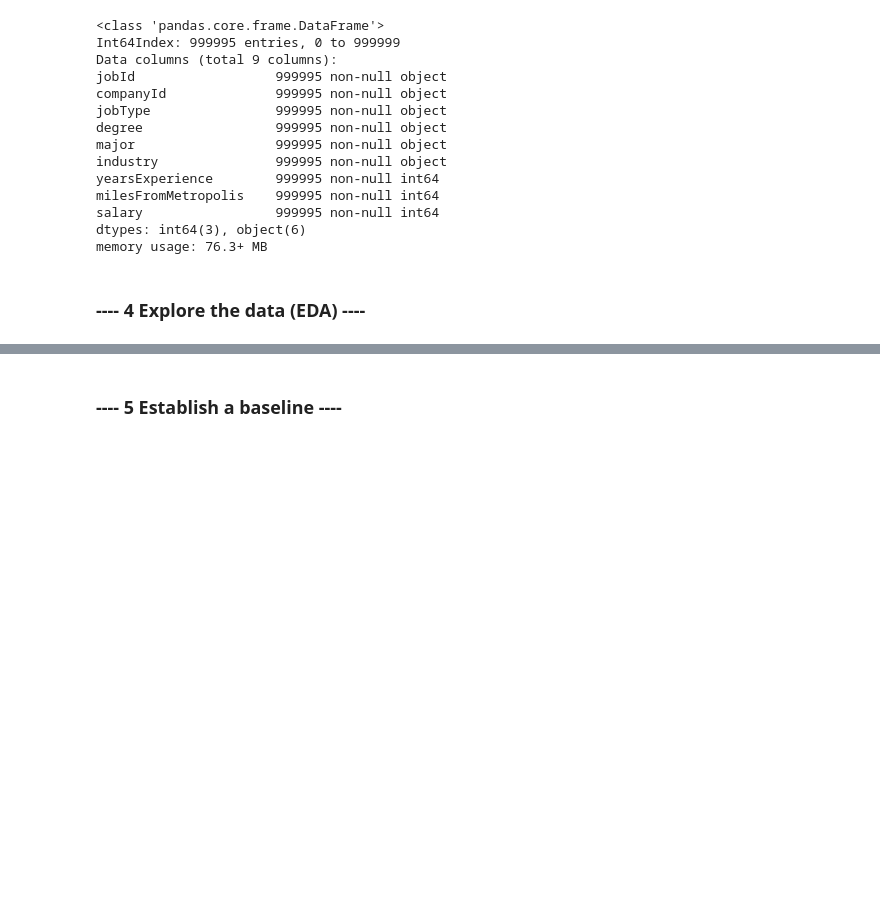
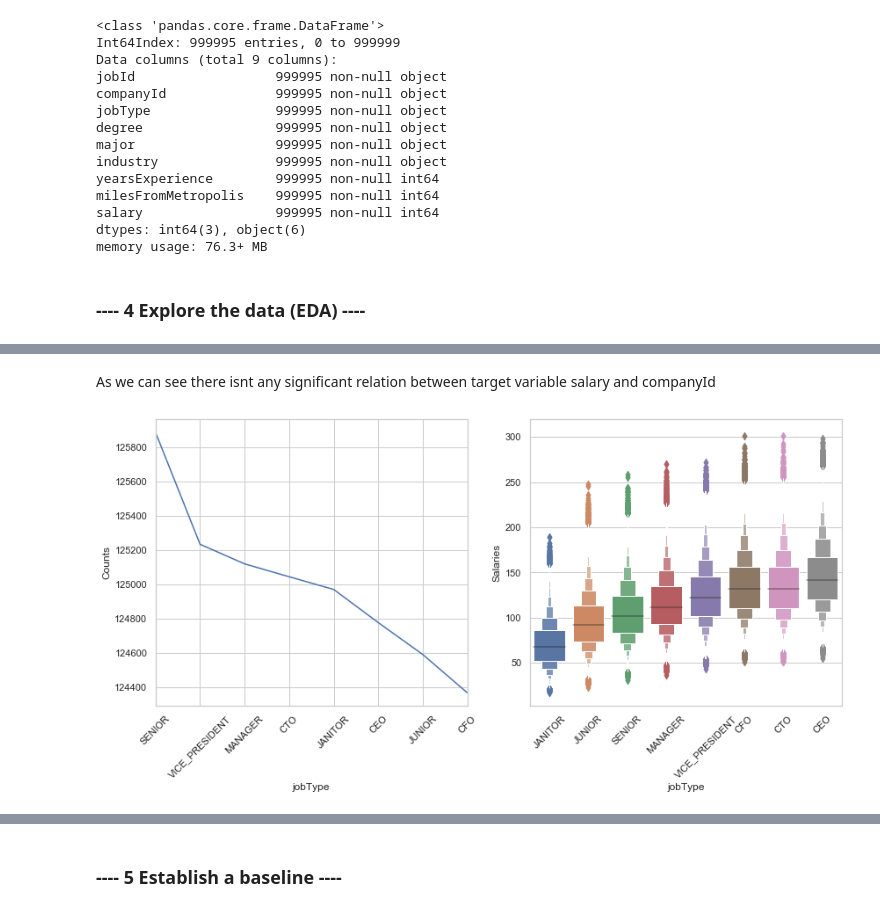
Before and after one commit to nikhilgharge4591/salaryPredictionPortfolio, a Jupyter notebook: Salary Prediction Project.ipynb, the cells around one changed output, grey strips where cells are left out. Saved outputs shown, nothing was run; the diff lists cells and outputs as text; code cells hidden in the pictures; blank space fills up the shorter version.

```diff
--- a/Salary Prediction Project.ipynb
+++ b/Salary Prediction Project.ipynb
@@ -196,0 +239,6 @@ plt.show()
+# %% [markdown]
+As we can see there isnt any significant relation between target variable salary and companyId
+# %%
+plot_feature(salaryPred_Train_data, 'jobType')
+# %% [output]
+[figure, added]
```
Also changed, not shown: parts of 50 cells of this notebook.
